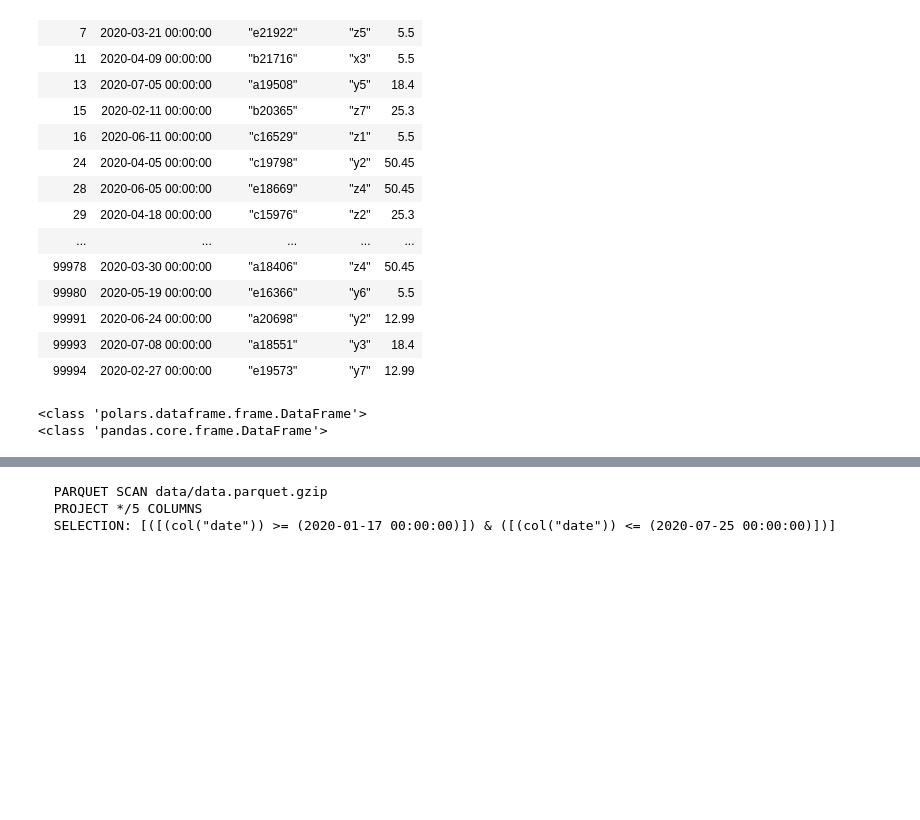
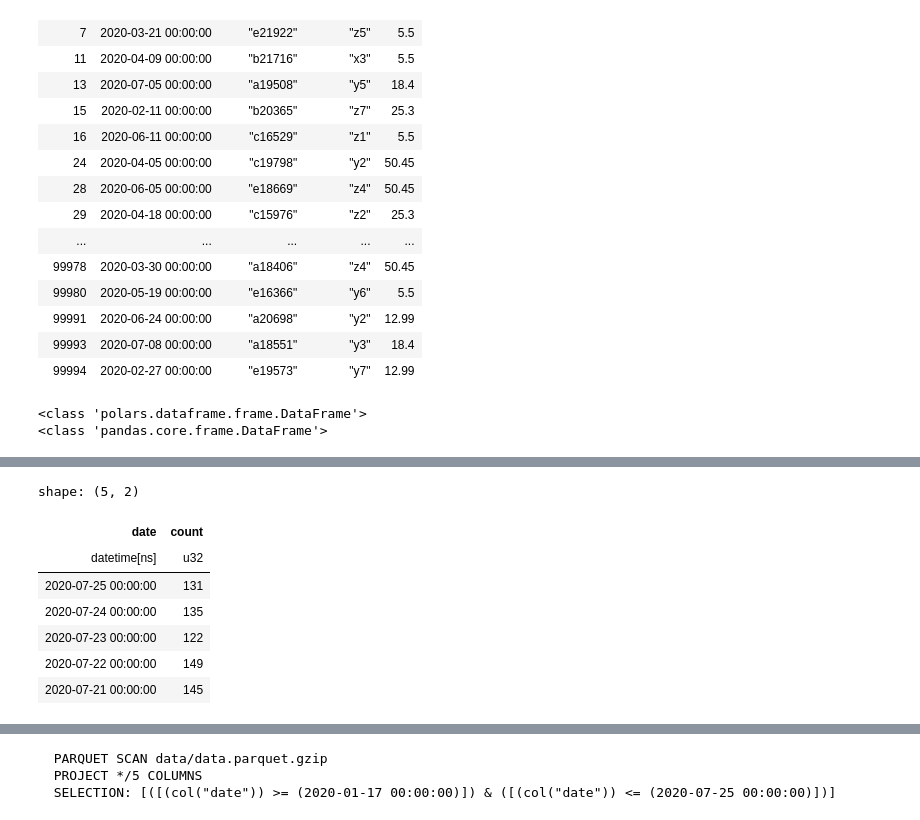
Before and after one commit to oecorrechag/Home-functions, a Jupyter notebook: polars/polars_practica.ipynb, the cells around one changed output, grey strips where cells are left out. Saved outputs shown, nothing was run; the diff lists cells and outputs as text; code cells hidden in the pictures; blank space fills up the shorter version.

```diff
--- a/polars/polars_practica.ipynb
+++ b/polars/polars_practica.ipynb
@@ -138,0 +150,12 @@ fig.show()
+# %%
+time_series = filter_date.groupby("date").agg(pl.count(),).sort("date", descending=True)
+time_series.head()
+# %% [output]
+shape: (5, 2)
+| date | count |
+| datetime[ns] | u32 |
+| 2020-07-25 00:00:00 | 131 |
+| 2020-07-24 00:00:00 | 135 |
+| 2020-07-23 00:00:00 | 122 |
+| 2020-07-22 00:00:00 | 149 |
+| 2020-07-21 00:00:00 | 145 |
```
Also changed, not shown: parts of 6 cells of this notebook.
